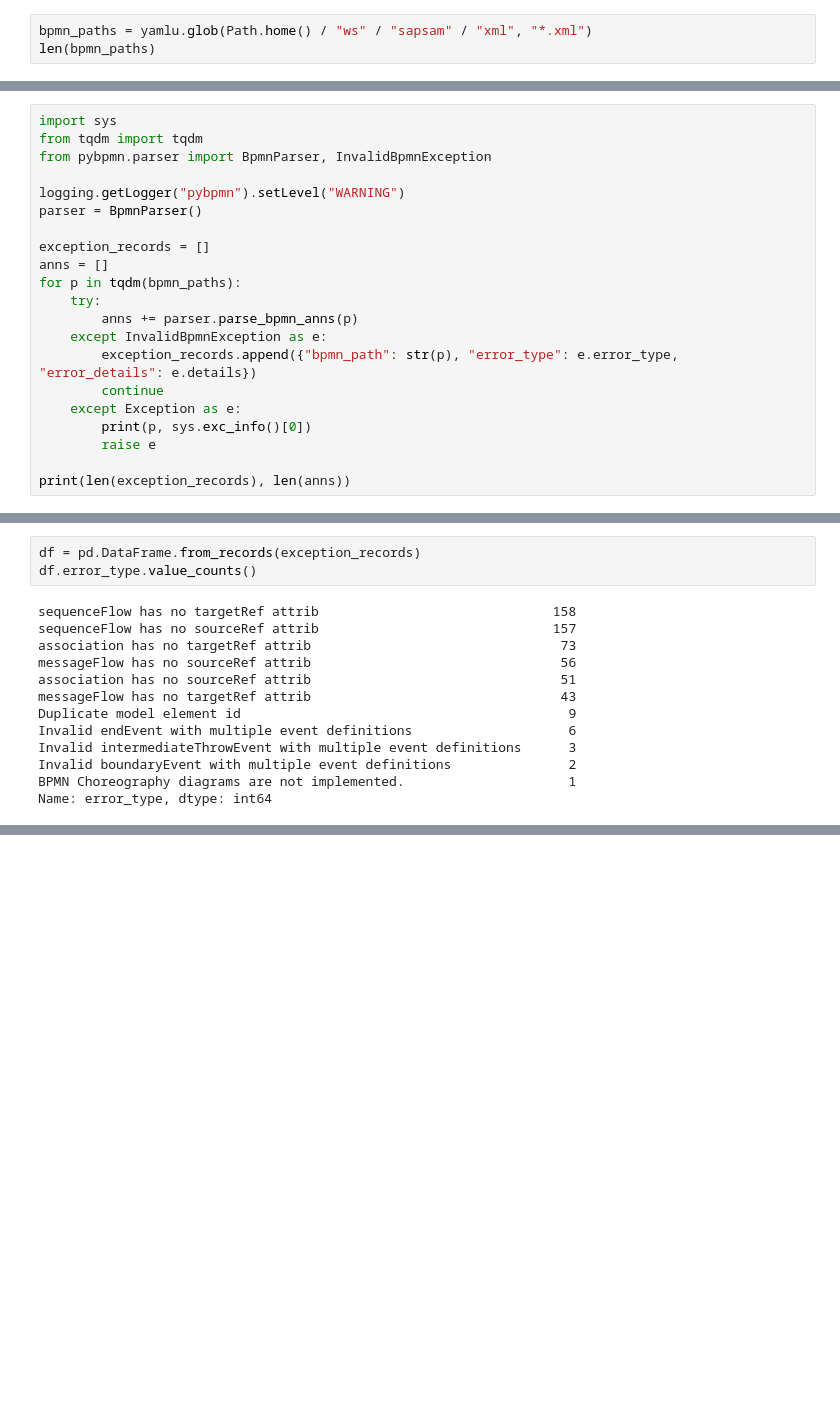
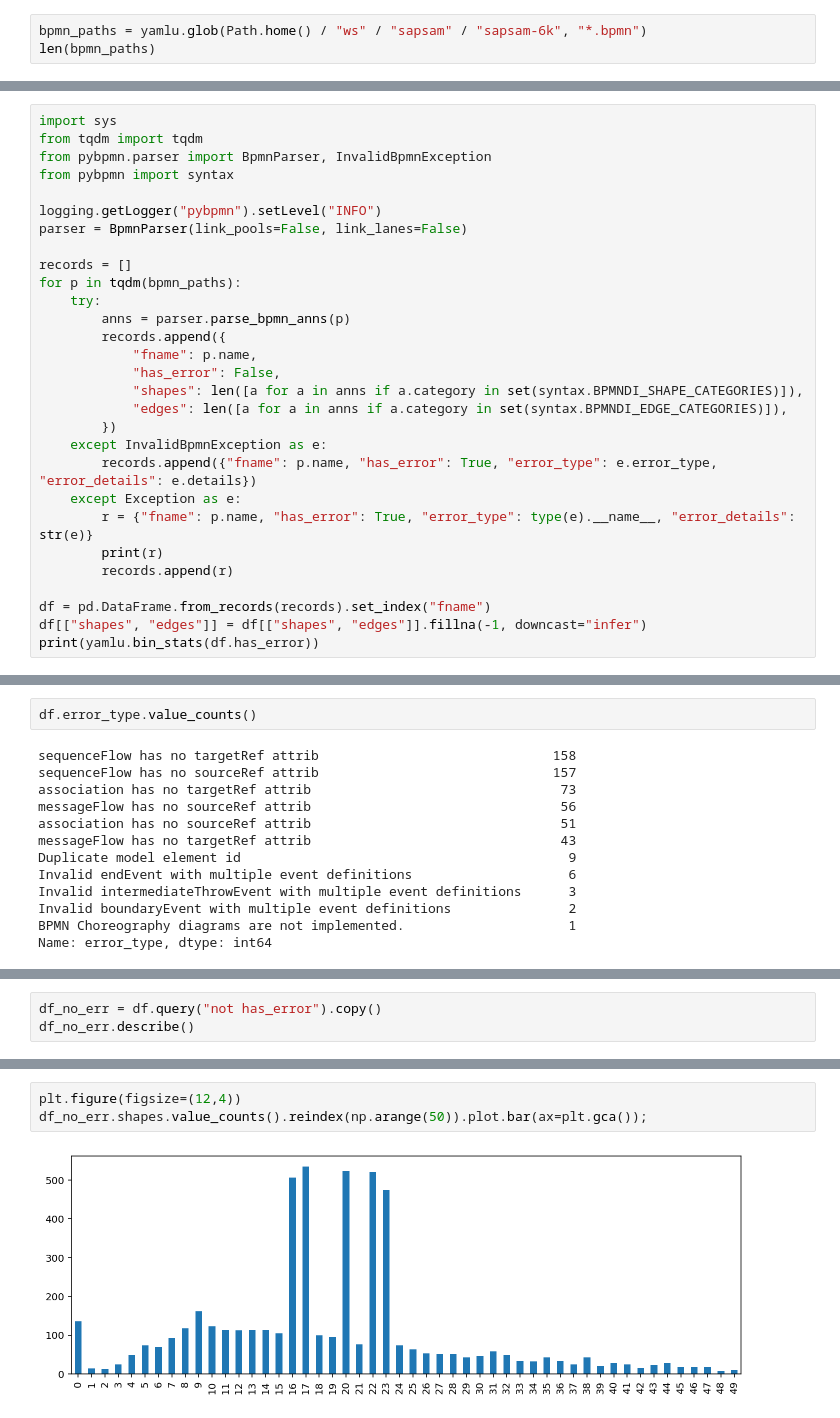
Before and after one commit to dwslab/pybpmn-parser, a Jupyter notebook: notebooks/sap-sam.ipynb, the cells around one changed output, grey strips where cells are left out. Drawn from its saved outputs; the diff is of its cells as text; blank space fills up the shorter version.

Commit message:
BpmnParser link pool/lane arg and sap sam csv export

```diff
--- a/notebooks/sap-sam.ipynb
+++ b/notebooks/sap-sam.ipynb
@@ -22,7 +22,7 @@ import yamlu
 from pybpmn.parser import BpmnParser, InvalidBpmnException
 from yamlu.img import AnnotatedImage, Annotation
 # %%
-bpmn_paths = yamlu.glob(Path.home() / "ws" / "sapsam" / "xml", "*.xml")
+bpmn_paths = yamlu.glob(Path.home() / "ws" / "sapsam" / "sapsam-6k", "*.bpmn")
 len(bpmn_paths)
 # %% [output]
 5989
@@ -30,21 +30,29 @@ len(bpmn_paths)
 import sys
 from tqdm import tqdm
 from pybpmn.parser import BpmnParser, InvalidBpmnException
+from pybpmn import syntax
 
-logging.getLogger("pybpmn").setLevel("WARNING")
-parser = BpmnParser()
+logging.getLogger("pybpmn").setLevel("INFO")
+parser = BpmnParser(link_pools=False, link_lanes=False)
 
-exception_records = []
-anns = []
+records = []
 for p in tqdm(bpmn_paths):
     try:
-        anns += parser.parse_bpmn_anns(p)
+        anns = parser.parse_bpmn_anns(p)
+        records.append({
+            "fname": p.name,
+            "has_error": False,
+            "shapes": len([a for a in anns if a.category in set(syntax.BPMNDI_SHAPE_CATEGORIES)]),
+            "edges": len([a for a in anns if a.category in set(syntax.BPMNDI_EDGE_CATEGORIES)]),
+        })
     except InvalidBpmnException as e:
-        exception_records.append({"bpmn_path": str(p), "error_type": e.error_type, "error_details": e.details})
-        continue
+        records.append({"fname": p.name, "has_error": True, "error_type": e.error_type, "error_details": e.details})
     except Exception as e:
-        print(p, sys.exc_info()[0])
-        raise e
+        r = {"fname": p.name, "has_error": True, "error_type": type(e).__name__, "error_details": str(e)}
+        print(r)
+        records.append(r)
 
-print(len(exception_records), len(anns))
+df = pd.DataFrame.from_records(records).set_index("fname")
+df[["shapes", "edges"]] = df[["shapes", "edges"]].fillna(-1, downcast="infer")
+print(yamlu.bin_stats(df.has_error))
 # %% [output]
@@ -52,5 +60,4 @@ print(len(exception_records), len(anns))
 # %%
-df = pd.DataFrame.from_records(exception_records)
 df.error_type.value_counts()
 # %% [output]
 sequenceFlow has no targetRef attrib                              158
@@ -93,0 +75,3 @@ dtype: int64
+# %%
+df_no_err = df.query("not has_error").copy()
+df_no_err.describe()
@@ -93,0 +102,5 @@ dtype: int64
+# %%
+plt.figure(figsize=(12,4))
+df_no_err.shapes.value_counts().reindex(np.arange(50)).plot.bar(ax=plt.gca());
+# %% [output]
+[figure, added]
```
Also changed, not shown: parts of 8 cells of this notebook, 1 other file.
